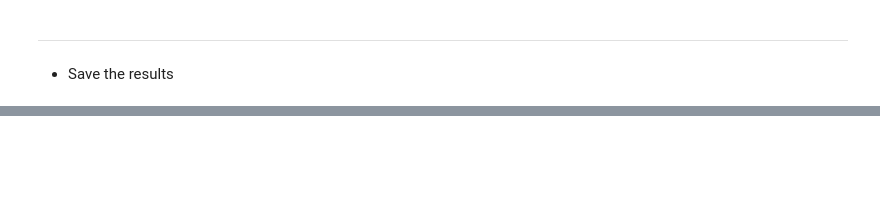
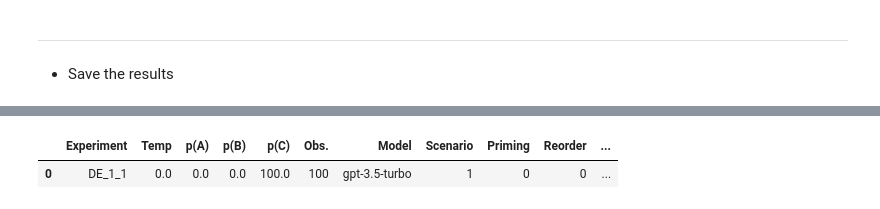
Before and after one commit to MariusDSPM/Data-Science-Project, a Jupyter notebook: Decoy Effect.ipynb, the cells around one changed output, grey strips where cells are left out. Drawn from its saved outputs; the diff is of its cells as text; code cells hidden in the pictures; blank space fills up the shorter version.

```diff
--- a/Decoy Effect.ipynb
+++ b/Decoy Effect.ipynb
@@ -1268,0 +907,11 @@ DE_probs.to_csv("Output/DE_probs.csv", index = True)
+# %%
+model = "gpt-3.5-turbo"
+scenario = 1
+priming = 0
+reorder = 0
+temperature = 0
+df = DE_probs[(DE_probs["Model"] == model) & (DE_probs["Scenario"] == scenario) & (DE_probs["Priming"] == priming) & (DE_probs["Reorder"] == reorder) & (DE_probs["Temp"] == temperature)]
+df
+# %% [output]
+|  | Experiment | Temp | p(A) | p(B) | p(C) | Obs. | Model | Scenario | Priming | Reorder | ... |
+| 0 | DE_1_1 | 0.0 | 0.0 | 0.0 | 100.0 | 100 | gpt-3.5-turbo | 1 | 0 | 0 | ... |
```
Also changed, not shown: parts of 42 cells of this notebook.
